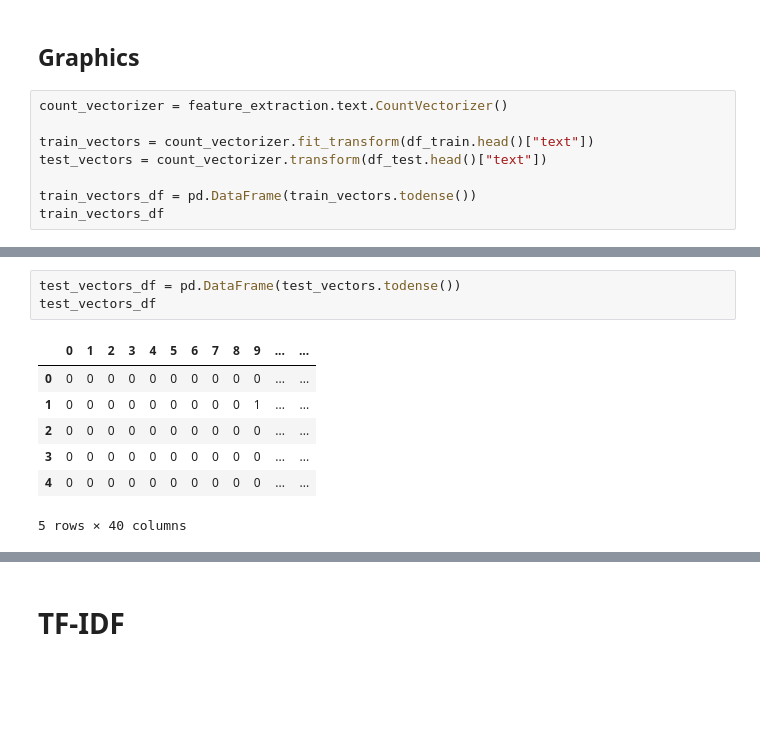
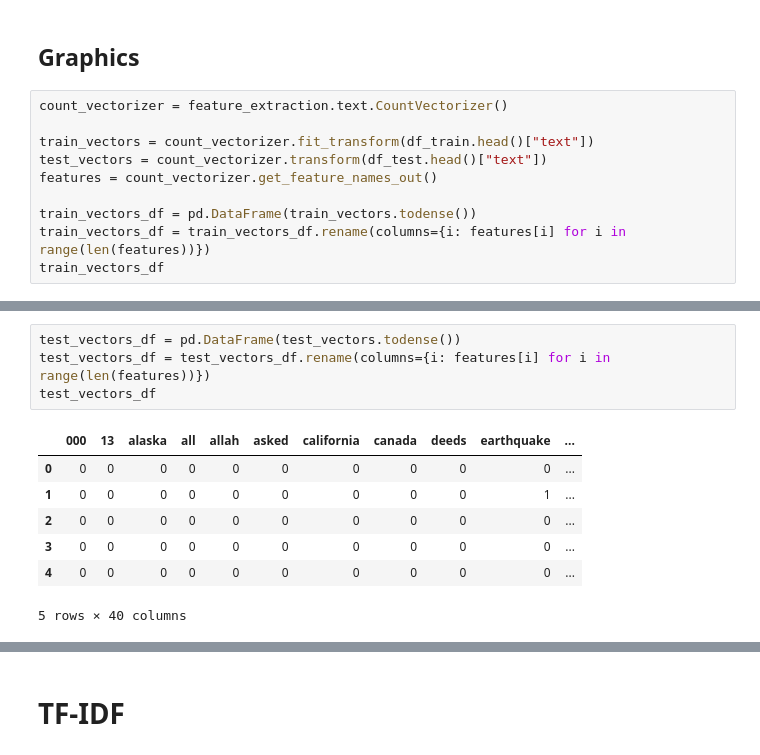
Before and after one commit to kostya85/nlp-getting-started, a Jupyter notebook: main.ipynb, the cells around one changed output, grey strips where cells are left out. Saved outputs shown, nothing was run; the diff lists cells and outputs as text; blank space fills up the shorter version.

```diff
--- a/main.ipynb
+++ b/main.ipynb
@@ -246,7 +250,9 @@ count_vectorizer = feature_extraction.text.CountVectorizer()
 
 train_vectors = count_vectorizer.fit_transform(df_train.head()["text"])
 test_vectors = count_vectorizer.transform(df_test.head()["text"])
+features = count_vectorizer.get_feature_names_out()
 
 train_vectors_df = pd.DataFrame(train_vectors.todense())
+train_vectors_df = train_vectors_df.rename(columns={i: features[i] for i in range(len(features))})
 train_vectors_df
 # %% [output]
@@ -267,11 +271,12 @@ train_vectors_df.plot(kind='bar')
 # %%
 test_vectors_df = pd.DataFrame(test_vectors.todense())
+test_vectors_df = test_vectors_df.rename(columns={i: features[i] for i in range(len(features))})
 test_vectors_df
 # %% [output]
-|  | 0 | 1 | 2 | 3 | 4 | 5 | 6 | 7 | 8 | 9 | ... | ... |
-| 0 | 0 | 0 | 0 | 0 | 0 | 0 | 0 | 0 | 0 | 0 | ... | ... |
-| 1 | 0 | 0 | 0 | 0 | 0 | 0 | 0 | 0 | 0 | 1 | ... | ... |
-| 2 | 0 | 0 | 0 | 0 | 0 | 0 | 0 | 0 | 0 | 0 | ... | ... |
-| 3 | 0 | 0 | 0 | 0 | 0 | 0 | 0 | 0 | 0 | 0 | ... | ... |
-| 4 | 0 | 0 | 0 | 0 | 0 | 0 | 0 | 0 | 0 | 0 | ... | ... |
+|  | 000 | 13 | alaska | all | allah | asked | california | canada | deeds | earthquake | ... |
+| 0 | 0 | 0 | 0 | 0 | 0 | 0 | 0 | 0 | 0 | 0 | ... |
+| 1 | 0 | 0 | 0 | 0 | 0 | 0 | 0 | 0 | 0 | 1 | ... |
+| 2 | 0 | 0 | 0 | 0 | 0 | 0 | 0 | 0 | 0 | 0 | ... |
+| 3 | 0 | 0 | 0 | 0 | 0 | 0 | 0 | 0 | 0 | 0 | ... |
+| 4 | 0 | 0 | 0 | 0 | 0 | 0 | 0 | 0 | 0 | 0 | ... |
 5 rows × 40 columns
```
Also changed, not shown: parts of 14 cells of this notebook.
